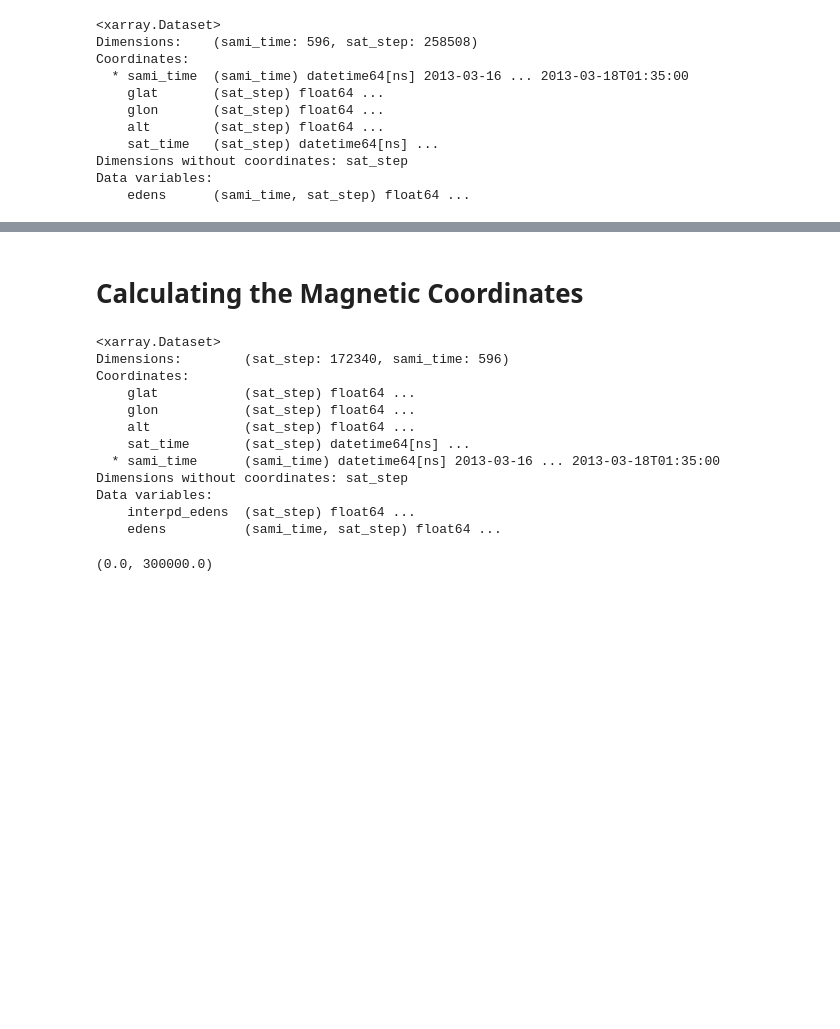
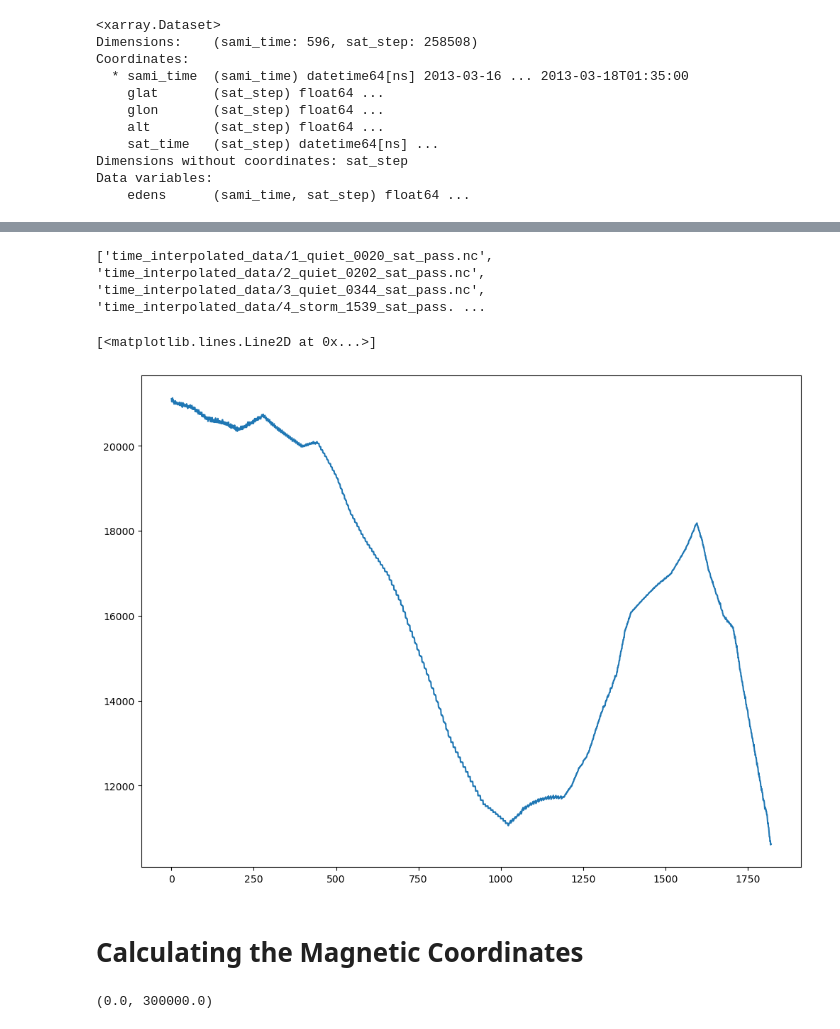
Before and after one commit to abukowski21/sat-interp-tid-analysis, a Jupyter notebook: fast_new_synthetic_storm.ipynb, the cells around one changed output, grey strips where cells are left out. Saved outputs shown, nothing was run; the diff lists cells and outputs as text; code cells hidden in the pictures; blank space fills up the shorter version.

```diff
--- a/fast_new_synthetic_storm.ipynb
+++ b/fast_new_synthetic_storm.ipynb
@@ -90,18 +89,34 @@ satdf.to_netcdf('time_interpolated_data/parallel_data/sat_data.nc')
-# %% [markdown]
-# Calculating the Magnetic Coordinates
-# %%
-satdf = xr.open_dataset('time_interpolated_data/parallel_data/sat_data.nc')
-print(satdf)
-# %% [output]
-<xarray.Dataset>
-Dimensions:        (sat_step: 172340, sami_time: 596)
-Coordinates:
-    glat           (sat_step) float64 ...
-    glon           (sat_step) float64 ...
-    alt            (sat_step) float64 ...
-    sat_time       (sat_step) datetime64[ns] ...
-  * sami_time      (sami_time) datetime64[ns] 2013-03-16 ... 2013-03-18T01:35:00
-Dimensions without coordinates: sat_step
-Data variables:
-    interpd_edens  (sat_step) float64 ...
-    edens          (sami_time, sat_step) float64 ...
+# %%
+# Storing some satellite passes
+
+start_ind = [1168, 7268, 13368, 56149, 62177, 68232]
+end_ind = [2989, 9176, 15392, 57955, 63971, 70011]
+nature = ['quiet', 'quiet', 'quiet', 'storm', 'storm', 'storm']
+path = 'time_interpolated_data/'
+start_time = ['0020', '0202', '0344', '1539', '1719', '1901']
+num = ['1', '2', '3', '4', '5', '6']
+
+file_path = []
+
+for n, na, st in zip(num, nature, start_time):
+    fpath = path + n + '_' + na + '_' + st + '_sat_pass.nc'
+    file_path.append(fpath)
+print(file_path)
+# %% [output]
+['time_interpolated_data/1_quiet_0020_sat_pass.nc', 'time_interpolated_data/2_quiet_0202_sat_pass.nc', 'time_interpolated_data/3_quiet_0344_sat_pass.nc', 'time_interpolated_data/4_storm_1539_sat_pass. ...
+# %%
+satdf2 = satdf.where(satdf.sat_time.dt.day ==17, drop='True')
+
+for s, e, f in zip(start_ind, end_ind, file_path):
+    sat_pass = satdf2.isel(sat_step = slice(s, e+1))
+    sat_pass.to_netcdf(f)
+
+sat1 = xr.open_dataset(file_path[0])
+sat1
+plt.figure(figsize=(12,9))
+plt.plot(sat1['interpd_edens'])
+# %% [output]
+[<matplotlib.lines.Line2D at 0x...>]
+[figure, added]
+# %% [markdown]
+# Calculating the Magnetic Coordinates
```
Also changed, not shown: parts of 3 cells of this notebook, 3 other files.
